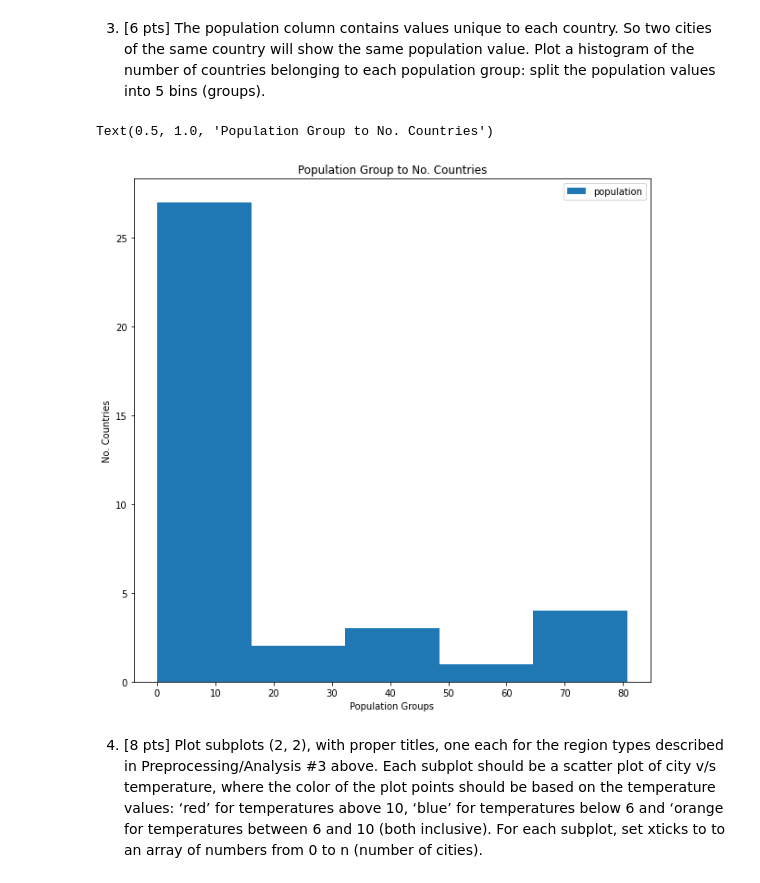
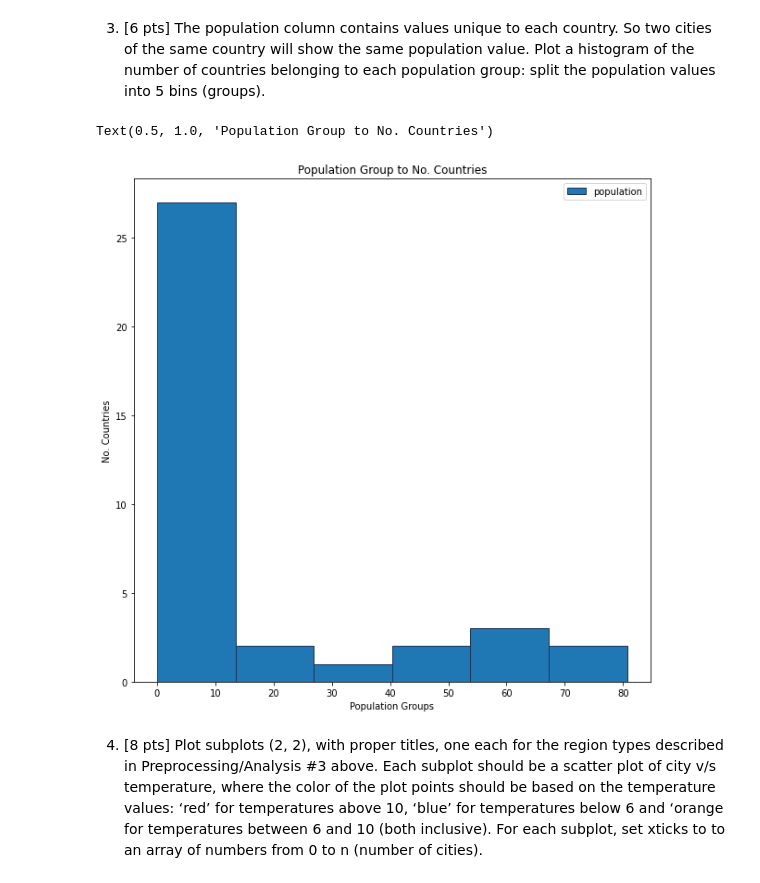
Before and after one commit to PinkmanusRex/CS210-HW3, a Jupyter notebook: eucities_temps.ipynb, the cells around one changed output. Drawn from its saved outputs; the diff is of its cells as text; code cells hidden in the pictures.

```diff
--- a/eucities_temps.ipynb
+++ b/eucities_temps.ipynb
@@ -166,13 +167,13 @@ Text(0.5, 1.0, 'Latitude-Longitude Scatterplot for Cities')
 # %% [markdown]
 3. [6 pts] The population column contains values unique to each country. So two cities of the same country will show the same population value. Plot a histogram of the number of countries belonging to each population group: split the population values into 5 bins (groups).
 # %%
-hist_axes = eu_temp_df.loc[:, ["country", "population"]].drop_duplicates("country").plot.hist(bins=5, figsize=(10,10))
+hist_axes = eu_temp_df.loc[:, ["country", "population"]].drop_duplicates("country").plot.hist(bins=6, figsize=(10,10), edgecolor="#1d3557")
 hist_axes.set_xlabel("Population Groups")
 hist_axes.set_ylabel("No. Countries")
 hist_axes.set_title("Population Group to No. Countries")
 # %% [output]
 Text(0.5, 1.0, 'Population Group to No. Countries')
-[figure, old version]
+[figure, new version]
 # %% [markdown]
 4. [8 pts] Plot subplots (2, 2), with proper titles, one each for the region types described in Preprocessing/Analysis #3 above. Each subplot should be a scatter plot of city v/s temperature, where the color of the plot points should be based on the temperature values: ‘red’ for temperatures above 10, ‘blue’ for temperatures below 6 and ‘orange for temperatures between 6 and 10 (both inclusive). For each subplot, set xticks to to an array of numbers from 0 to n (number of cities).
 # %%
```
Also changed, not shown: parts of 2 cells of this notebook, 1 other file.
